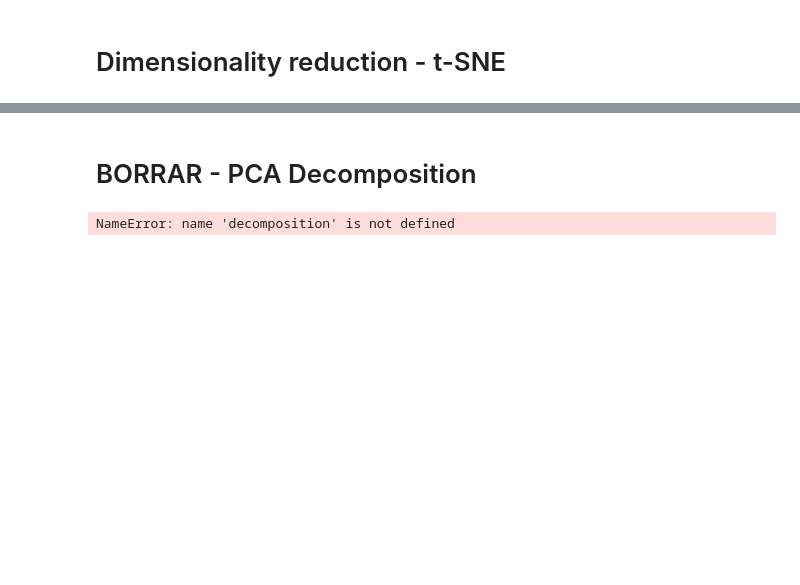
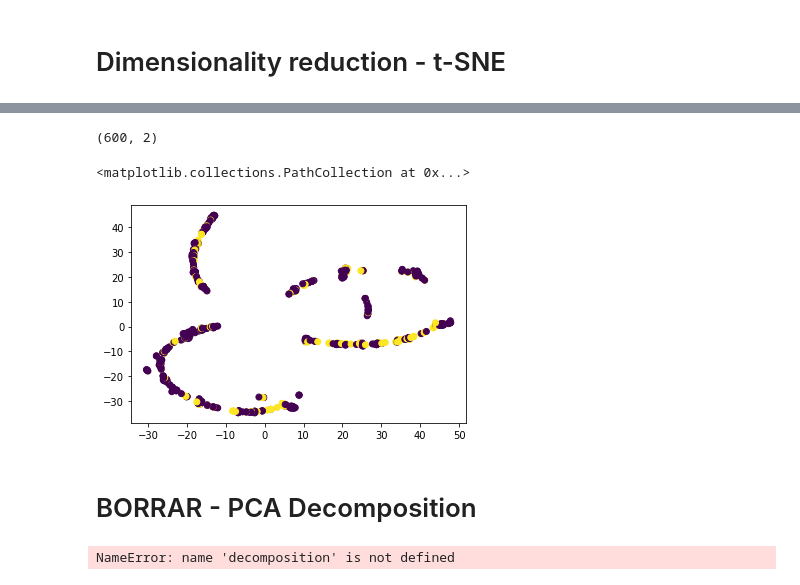
Before and after one commit to ta-datapt-bcn/project-statistical-analysis, a Jupyter notebook: julia-code.ipynb, the cells around one changed output, grey strips where cells are left out. Drawn from its saved outputs; the diff is of its cells as text; code cells hidden in the pictures; blank space fills up the shorter version.

```diff
--- a/julia-code.ipynb
+++ b/julia-code.ipynb
@@ -145,5 +154,4 @@ df.drop(df.loc[df['Unknown'] == 1].index, inplace=True)
 # %%
 df = df.drop(columns=['Male', 'Not Specified', 'Unknown'])
 # %%
-df['Education Level'].value_counts()
-# merece la pena usar education levels con tantos unknown?
+df.drop('Education Level', axis=1, inplace=True)
@@ -208,4 +206,6 @@ M0           1
 Name: Level, dtype: int64
+# %%
+df['Level'] = df['Level'].replace('(.*)[^EM](?=\d)','E', regex=True)
 # %%
 df = pd.concat([df, pd.get_dummies(df['Level'])], axis=1)
 # %%
@@ -259,7 +275,7 @@ Variables que nos interesan:
        'M3', 'M4', 'Unknown_level', 'Is_Supervisor_enc'
 # %%
 cols_to_drop = ['Hire Date', 'Termination Date', 'Termination Type', 'Termination Reason', 'Job Information: Date',
-                'Department', 'Supervisor EID', 'Pay rate EUR', 'Compensation Change Reason', 'Length of service',
+                'Department', 'Supervisor EID', 'Pay rate', 'Compensation Change Reason', 'Length of service',
                 'Length of service: Years', 'Age bracket']
 # borro las columnas que no vamos a usar
 # %%
@@ -425,3 +431,14 @@ do_plot(tsne2.fit_transform(df_num), 't-SNE', labels)
+# %%
+tt = TSNE(n_components=2, random_state=0, perplexity=20).fit_transform(df.select_dtypes('number'))
+# %%
+tt.shape
+# %% [output]
+(600, 2)
+# %%
+plt.scatter(tt[:,0], tt[:,1], c=LabelEncoder().fit_transform(df['Attrition']))
+# %% [output]
+<matplotlib.collections.PathCollection at 0x...>
+[figure, added]
 # %% [markdown]
 # BORRAR - PCA Decomposition
 # %%
```
Also changed, not shown: parts of 23 cells of this notebook.
